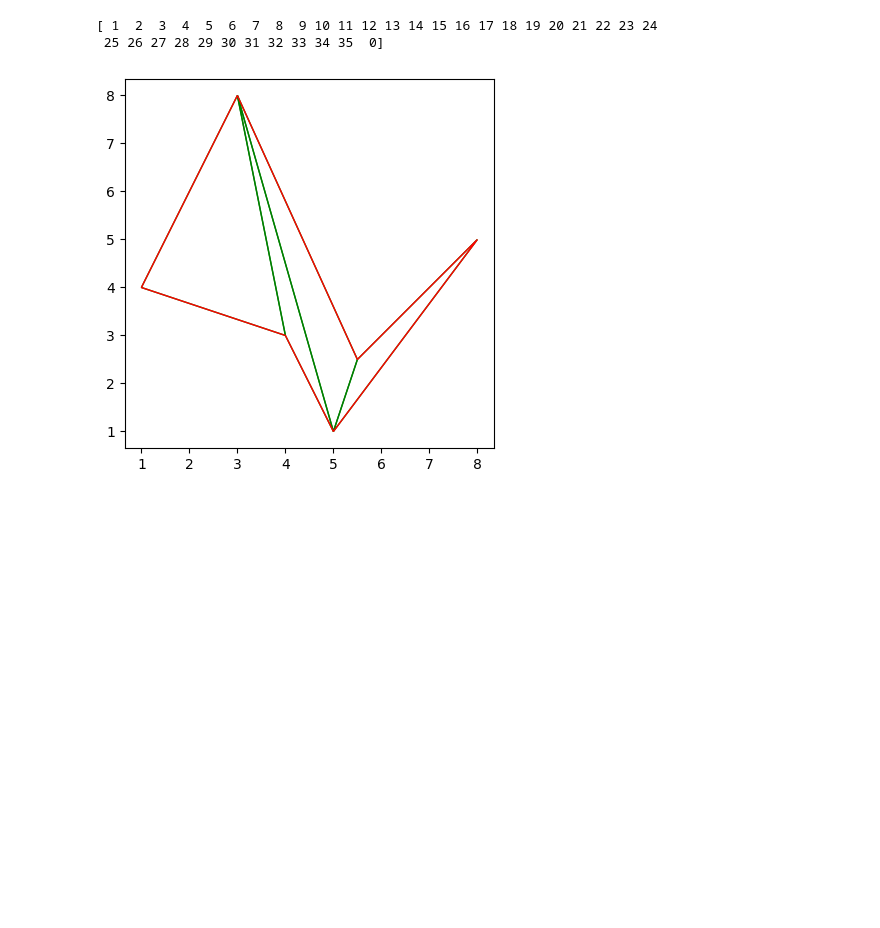
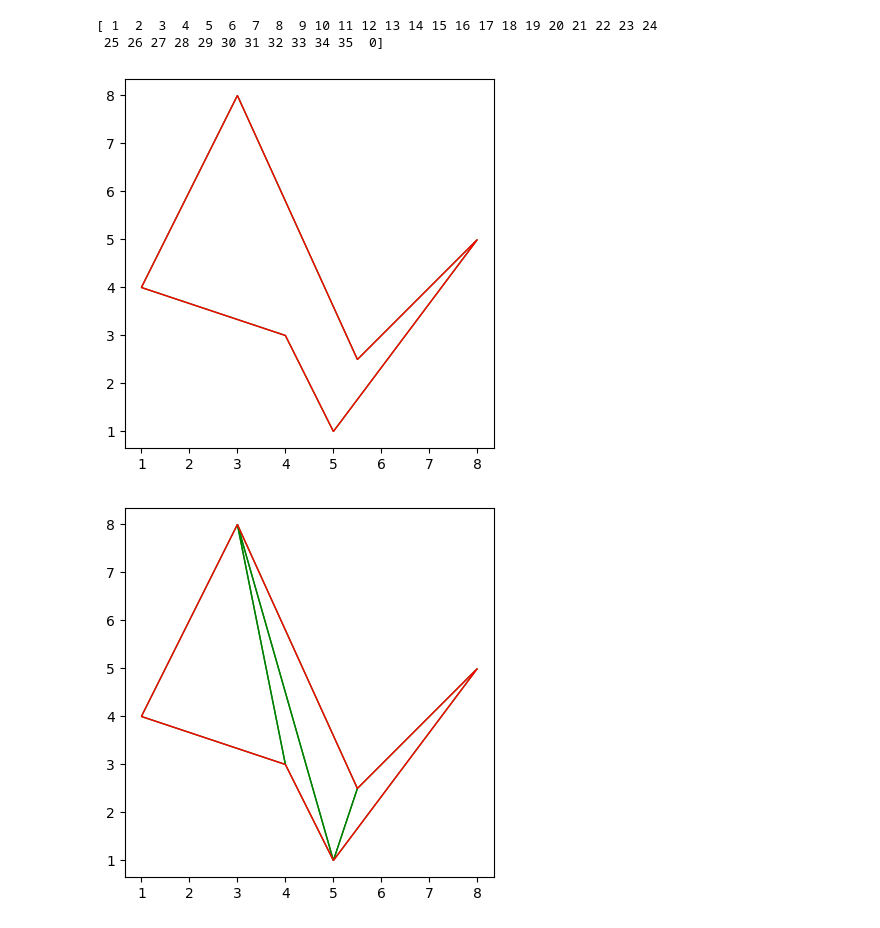
Before and after one commit to DPSoftware/triangulation_articles, a Jupyter notebook: ear_clipping.ipynb, the cells around one changed output. Saved outputs shown, nothing was run; the diff lists cells and outputs as text; code cells hidden in the pictures; blank space fills up the shorter version.

```diff
--- a/ear_clipping.ipynb
+++ b/ear_clipping.ipynb
@@ -42 +55,17 @@ def scale_to(coordinates, width=300, height=300, flip_y=True):
+# %%
+fig, ax = plt.subplots()
+
+patch = plt.Polygon(points, facecolor='none', edgecolor='green')
+ax.add_patch(patch)
+
+patch = plt.Polygon(points, facecolor='none', edgecolor='red')
+ax.add_patch(patch)
+
+ax.autoscale_view()
+
+plt.gca().set_aspect('equal')
+
+plt.show()
+# %% [output]
+[figure, added]
 # %%
```
Also changed, not shown: parts of 3 cells of this notebook, 1 other file.
